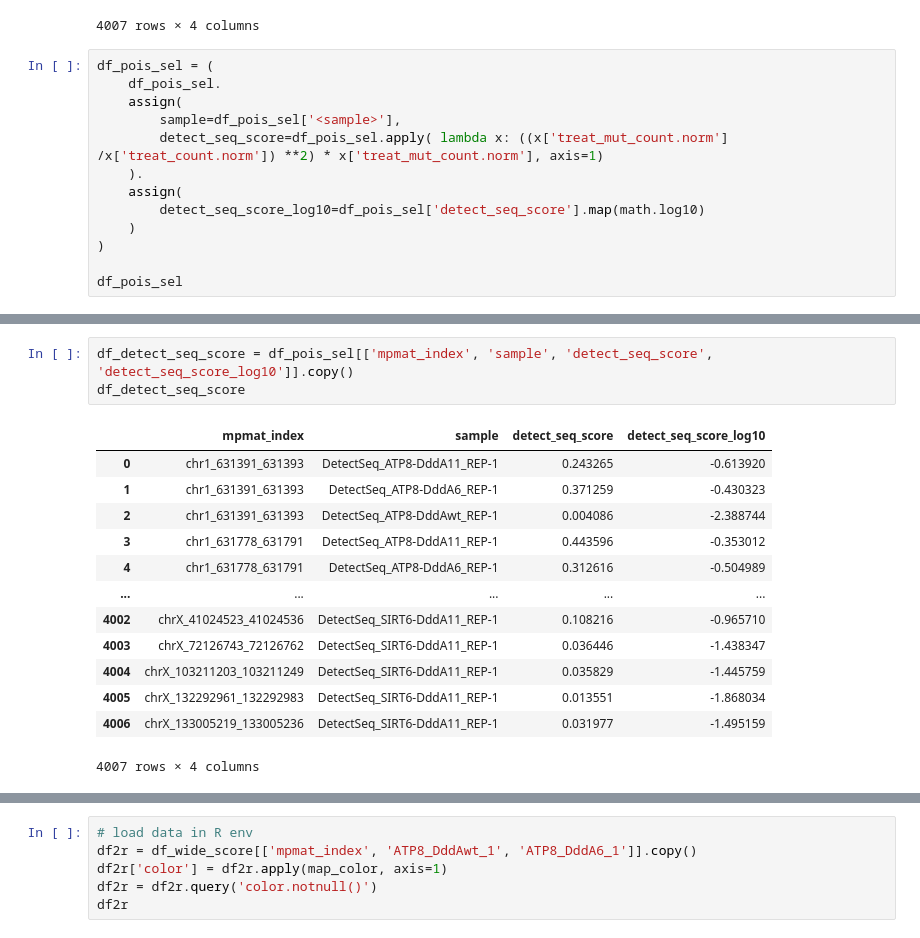
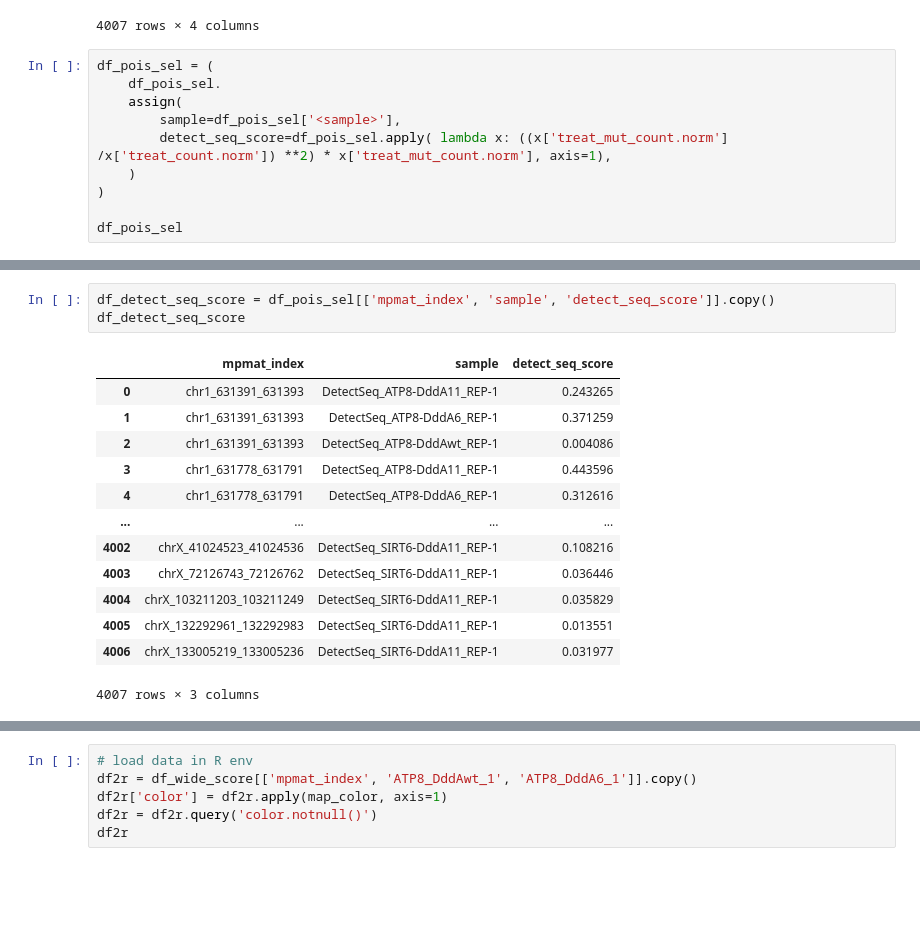
Before and after one commit to hermanzhaozzzz/snakepipes_detect-seq, a Jupyter notebook: step.03.local_analysis.ipynb, the cells around one changed output, grey strips where cells are left out. Drawn from its saved outputs; the diff is of its cells as text; blank space fills up the shorter version.

```diff
--- a/step.03.local_analysis.ipynb
+++ b/step.03.local_analysis.ipynb
@@ -634,10 +436,7 @@ df_pois_sel = (
     df_pois_sel.
     assign(
         sample=df_pois_sel['<sample>'],
-        detect_seq_score=df_pois_sel.apply( lambda x: ((x['treat_mut_count.norm'] /x['treat_count.norm']) **2) * x['treat_mut_count.norm'], axis=1)
-    ).
-    assign(
-        detect_seq_score_log10=df_pois_sel['detect_seq_score'].map(math.log10)
+        detect_seq_score=df_pois_sel.apply( lambda x: ((x['treat_mut_count.norm'] /x['treat_count.norm']) **2) * x['treat_mut_count.norm'], axis=1),
     )
 )
 
@@ -647,20 +458,20 @@ KeyError: 'detect_seq_score'
 # %%
-df_detect_seq_score = df_pois_sel[['mpmat_index', 'sample', 'detect_seq_score', 'detect_seq_score_log10']].copy()
+df_detect_seq_score = df_pois_sel[['mpmat_index', 'sample', 'detect_seq_score']].copy()
 df_detect_seq_score
 # %% [output]
-|  | mpmat_index | sample | detect_seq_score | detect_seq_score_log10 |
-| 0 | chr1_631391_631393 | DetectSeq_ATP8-DddA11_REP-1 | 0.243265 | -0.613920 |
-| 1 | chr1_631391_631393 | DetectSeq_ATP8-DddA6_REP-1 | 0.371259 | -0.430323 |
-| 2 | chr1_631391_631393 | DetectSeq_ATP8-DddAwt_REP-1 | 0.004086 | -2.388744 |
-| 3 | chr1_631778_631791 | DetectSeq_ATP8-DddA11_REP-1 | 0.443596 | -0.353012 |
-| 4 | chr1_631778_631791 | DetectSeq_ATP8-DddA6_REP-1 | 0.312616 | -0.504989 |
-| ... | ... | ... | ... | ... |
-| 4002 | chrX_41024523_41024536 | DetectSeq_SIRT6-DddA11_REP-1 | 0.108216 | -0.965710 |
-| 4003 | chrX_72126743_72126762 | DetectSeq_SIRT6-DddA11_REP-1 | 0.036446 | -1.438347 |
-| 4004 | chrX_103211203_103211249 | DetectSeq_SIRT6-DddA11_REP-1 | 0.035829 | -1.445759 |
-| 4005 | chrX_132292961_132292983 | DetectSeq_SIRT6-DddA11_REP-1 | 0.013551 | -1.868034 |
-| 4006 | chrX_133005219_133005236 | DetectSeq_SIRT6-DddA11_REP-1 | 0.031977 | -1.495159 |
+|  | mpmat_index | sample | detect_seq_score |
+| 0 | chr1_631391_631393 | DetectSeq_ATP8-DddA11_REP-1 | 0.243265 |
+| 1 | chr1_631391_631393 | DetectSeq_ATP8-DddA6_REP-1 | 0.371259 |
+| 2 | chr1_631391_631393 | DetectSeq_ATP8-DddAwt_REP-1 | 0.004086 |
+| 3 | chr1_631778_631791 | DetectSeq_ATP8-DddA11_REP-1 | 0.443596 |
+| 4 | chr1_631778_631791 | DetectSeq_ATP8-DddA6_REP-1 | 0.312616 |
+| ... | ... | ... | ... |
+| 4002 | chrX_41024523_41024536 | DetectSeq_SIRT6-DddA11_REP-1 | 0.108216 |
+| 4003 | chrX_72126743_72126762 | DetectSeq_SIRT6-DddA11_REP-1 | 0.036446 |
+| 4004 | chrX_103211203_103211249 | DetectSeq_SIRT6-DddA11_REP-1 | 0.035829 |
+| 4005 | chrX_132292961_132292983 | DetectSeq_SIRT6-DddA11_REP-1 | 0.013551 |
+| 4006 | chrX_133005219_133005236 | DetectSeq_SIRT6-DddA11_REP-1 | 0.031977 |
-4007 rows × 4 columns
+4007 rows × 3 columns
 # %%
 df_wide = pd.DataFrame(
     df_detect_seq_score.mpmat_index.unique(),
```
Also changed, not shown: parts of 89 cells of this notebook, 1 other file.
